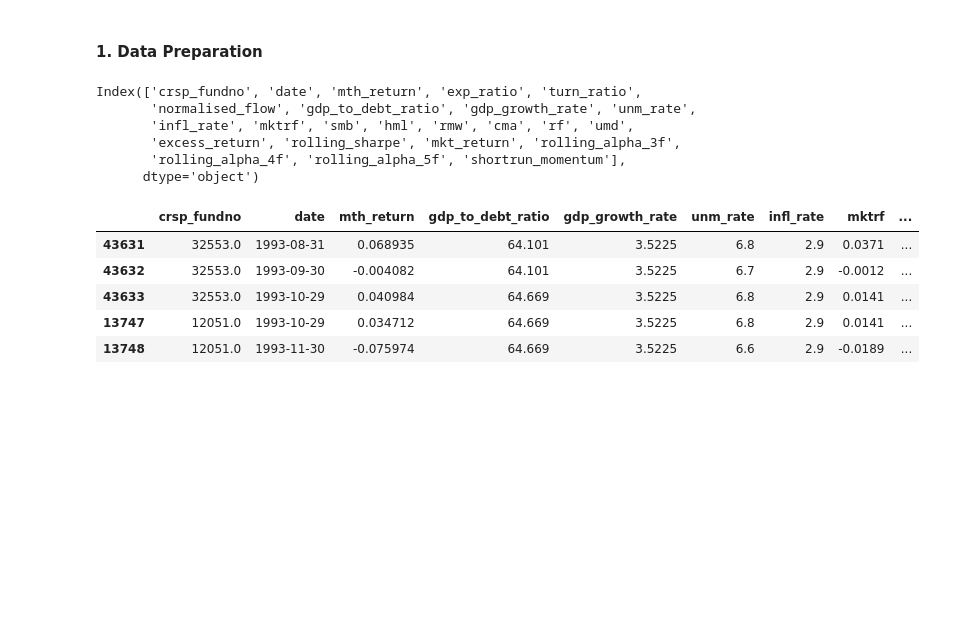
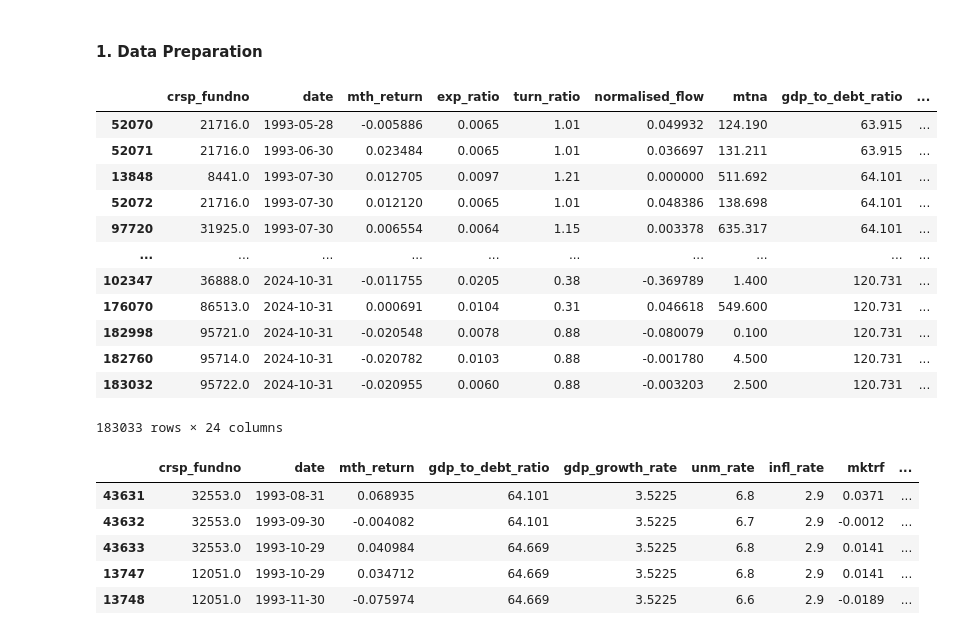
Before and after one commit to willafred/AlphaVision, a Jupyter notebook: training_code_alpha.ipynb, the cells around one changed output. Saved outputs shown, nothing was run; the diff lists cells and outputs as text; code cells hidden in the pictures; blank space fills up the shorter version.

```diff
--- a/training_code_alpha.ipynb
+++ b/training_code_alpha.ipynb
@@ -22,17 +22,24 @@ from scipy.stats import t
 # %% [markdown]
 #### **1. Data Preparation**
 # %%
-df = pd.read_csv("df_ff_factors_010225.csv")
+df = pd.read_csv("df_ff_factors_100325.csv")
 df = df.drop(columns=["Unnamed: 0","crsp_portno"])
 df = df.sort_values(by='date')
-df.columns
+df
 # %% [output]
+|  | crsp_fundno | date | mth_return | exp_ratio | turn_ratio | normalised_flow | mtna | gdp_to_debt_ratio | ... |
+| 52070 | 21716.0 | 1993-05-28 | -0.005886 | 0.0065 | 1.01 | 0.049932 | 124.190 | 63.915 | ... |
+| 52071 | 21716.0 | 1993-06-30 | 0.023484 | 0.0065 | 1.01 | 0.036697 | 131.211 | 63.915 | ... |
+| 13848 | 8441.0 | 1993-07-30 | 0.012705 | 0.0097 | 1.21 | 0.000000 | 511.692 | 64.101 | ... |
+| 52072 | 21716.0 | 1993-07-30 | 0.012120 | 0.0065 | 1.01 | 0.048386 | 138.698 | 64.101 | ... |
+| 97720 | 31925.0 | 1993-07-30 | 0.006554 | 0.0064 | 1.15 | 0.003378 | 635.317 | 64.101 | ... |
+| ... | ... | ... | ... | ... | ... | ... | ... | ... | ... |
+| 102347 | 36888.0 | 2024-10-31 | -0.011755 | 0.0205 | 0.38 | -0.369789 | 1.400 | 120.731 | ... |
+| 176070 | 86513.0 | 2024-10-31 | 0.000691 | 0.0104 | 0.31 | 0.046618 | 549.600 | 120.731 | ... |
+| 182998 | 95721.0 | 2024-10-31 | -0.020548 | 0.0078 | 0.88 | -0.080079 | 0.100 | 120.731 | ... |
+| 182760 | 95714.0 | 2024-10-31 | -0.020782 | 0.0103 | 0.88 | -0.001780 | 4.500 | 120.731 | ... |
+| 183032 | 95722.0 | 2024-10-31 | -0.020955 | 0.0060 | 0.88 | -0.003203 | 2.500 | 120.731 | ... |
-Index(['crsp_fundno', 'date', 'mth_return', 'exp_ratio', 'turn_ratio',
-       'normalised_flow', 'gdp_to_debt_ratio', 'gdp_growth_rate', 'unm_rate',
-       'infl_rate', 'mktrf', 'smb', 'hml', 'rmw', 'cma', 'rf', 'umd',
-       'excess_return', 'rolling_sharpe', 'mkt_return', 'rolling_alpha_3f',
-       'rolling_alpha_4f', 'rolling_alpha_5f', 'shortrun_momentum'],
-      dtype='object')
+183033 rows × 24 columns
 # %%
 # Generate Lagged Dataset
 def create_lagged_dataset(dataset, lag, target_var, id):
```
Also changed, not shown: parts of 7 cells of this notebook, 4 other files.
